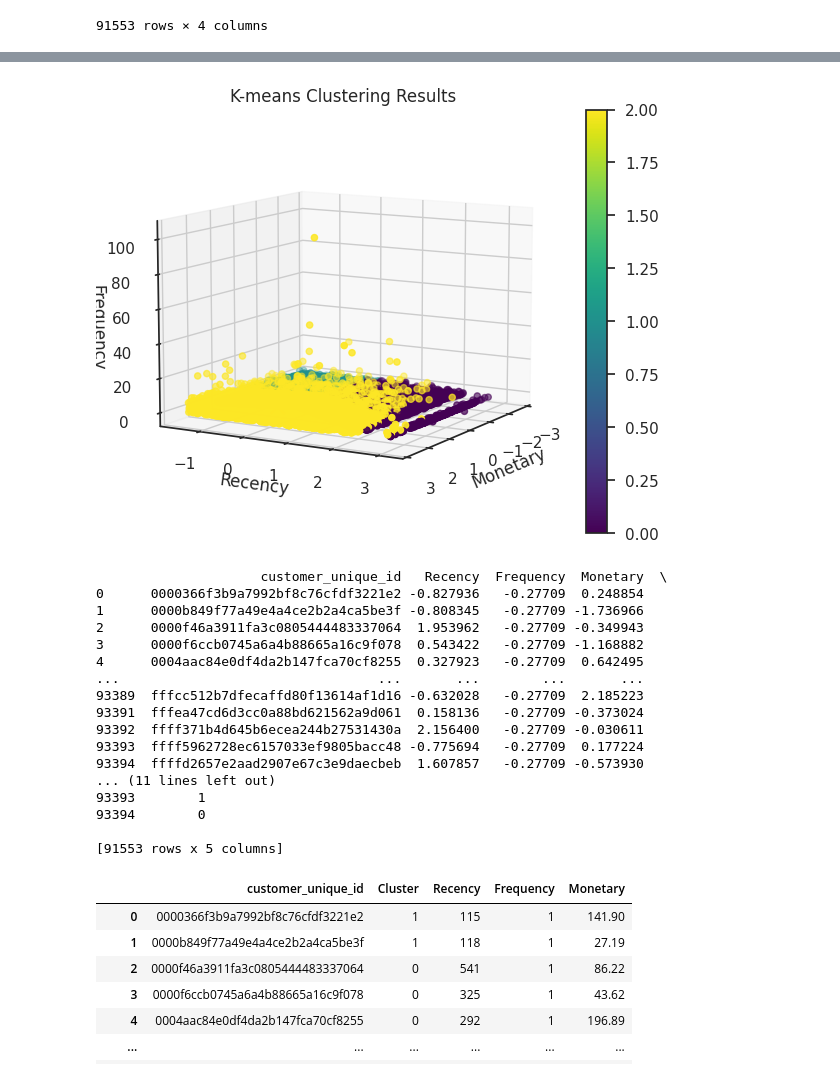
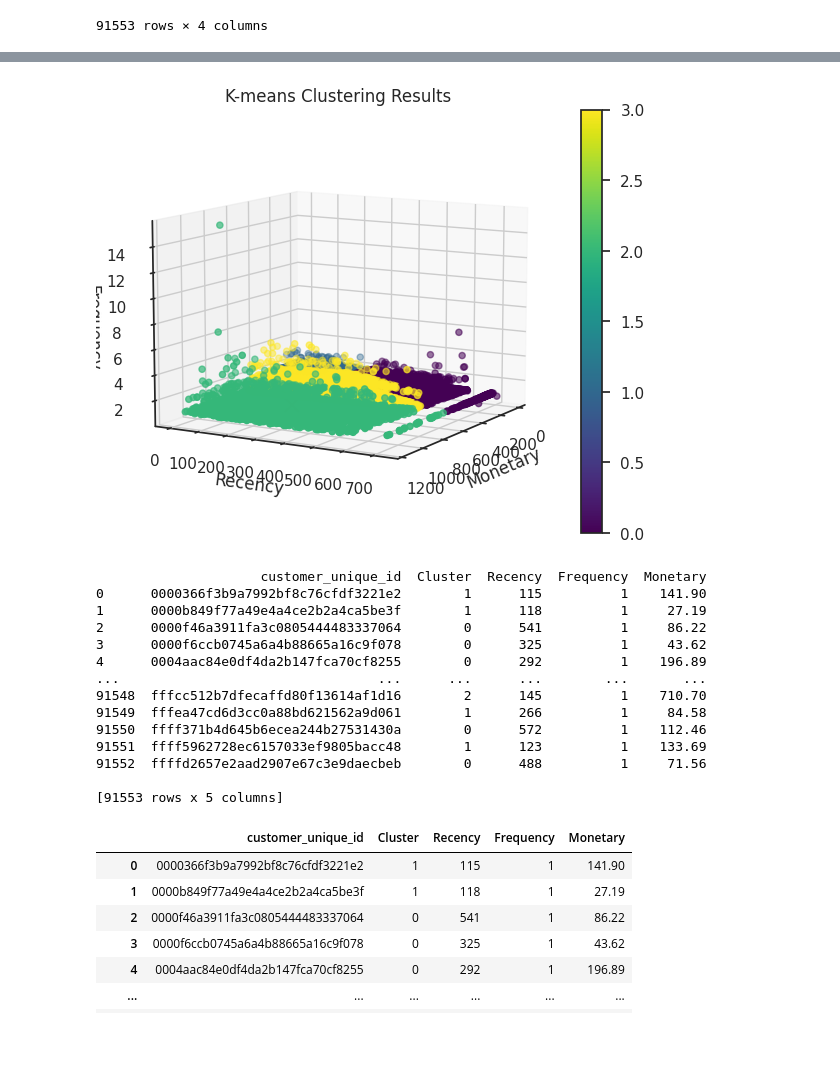
Before and after one commit to Pablocodes1993/finalproject, a Jupyter notebook: CUSTOMER_SEGMENTATION_USING_UNSUPERVISED_METHODS_AND_RFM.ipynb, the cells around one changed output, grey strips where cells are left out. Cells and saved outputs as stored; diff of their text form; code cells hidden in the pictures; blank space fills up the shorter version.

```diff
--- a/CUSTOMER_SEGMENTATION_USING_UNSUPERVISED_METHODS_AND_RFM.ipynb
+++ b/CUSTOMER_SEGMENTATION_USING_UNSUPERVISED_METHODS_AND_RFM.ipynb
@@ -558,7 +561,7 @@ Monetary              93395
 dtype: int64
 # %%
 #Datasets merging process with key variables
-RFM_df= pd.merge(recency_df, frequency_df, on="customer_unique_id", how='inner')
+RFM_df= pd.merge(recency_df, frequency_df2, on="customer_unique_id", how='inner')
 RFM_df= RFM_df.merge(monetary_df, on="customer_unique_id", how='inner')
 RFM_df.describe()
 # %% [output]
@@ -913,7 +916,7 @@ def erase_outliers(df_in, col_name):
     fence_high = q3 + 1.5 * iqr
 
     outliers_df = df_in.loc[(df_in[col_name] < fence_low) | (df_in[col_name] > fence_high)].copy()
-    outliers_df['Cluster'] = 6
+    outliers_df['Cluster'] = 5
 
     df_out = df_in.drop(outliers_df.index)
 
@@ -1232,7 +1245,7 @@ from sklearn.cluster import KMeans
 # Assuming num_clusters is the desired number of clusters
 
 # Perform k-means clustering with K-means++ initialization
-kmeans = KMeans(n_clusters=3, init='k-means++')
+kmeans = KMeans(n_clusters=4, init='k-means++')
 kmeans.fit(RFM_log_trans_wo_scaled[['Recency','Frequency','Monetary']])
 
 # Get the cluster labels and cluster centers
@@ -1243,49 +1256,46 @@ cluster_centers = kmeans.cluster_centers_
 fig = plt.figure()
 ax = fig.add_subplot(111, projection='3d')
 
 # Scatter plot the data points with color-coded clusters
 scatter = ax.scatter(RFM_log_trans_wo_scaled['Monetary'], RFM_log_trans_wo_scaled['Recency'], RFM_log_trans_wo_scaled['Frequency'], c=cluster_labels, cmap='viridis')
 
 # Scatter plot the cluster centers
 ax.scatter(cluster_centers[:, 2], cluster_centers[:, 0], cluster_centers[:, 1], c='red', marker='x', s=100)
 
 # Set labels and title
 ax.set_xlabel('Monetary')
 ax.set_ylabel('Recency')
 ax.set_zlabel('Frequency')
 ax.set_title('K-means Clustering Results')
 
 # Set the viewing angle
 ax.view_init(azim=30, elev=10)  # Adjust the azim and elev angles to change the viewing angle
 
 # Create a colorbar legend
 plt.colorbar(scatter)
 
 # Show the plot
 plt.show()
 
 # Add the cluster_labels as a new column in the DataFrame
 RFM_log_trans_wo_scaled['Cluster'] = cluster_labels
 
 # Display the updated DataFrame
 print(RFM_log_trans_wo_scaled)
 # %% [output]
-[figure, old version]
+[figure, new version]
-                     customer_unique_id   Recency  Frequency  Monetary  \
-0      0000366f3b9a7992bf8c76cfdf3221e2 -0.827936   -0.27709  0.248854
-1      0000b849f77a49e4a4ce2b2a4ca5be3f -0.808345   -0.27709 -1.736966
-2      0000f46a3911fa3c0805444483337064  1.953962   -0.27709 -0.349943
-3      0000f6ccb0745a6a4b88665a16c9f078  0.543422   -0.27709 -1.168882
-4      0004aac84e0df4da2b147fca70cf8255  0.327923   -0.27709  0.642495
-...                                 ...       ...        ...       ...
-93389  fffcc512b7dfecaffd80f13614af1d16 -0.632028   -0.27709  2.185223
-93391  fffea47cd6d3cc0a88bd621562a9d061  0.158136   -0.27709 -0.373024
-93392  ffff371b4d645b6ecea244b27531430a  2.156400   -0.27709 -0.030611
-93393  ffff5962728ec6157033ef9805bacc48 -0.775694   -0.27709  0.177224
-93394  ffffd2657e2aad2907e67c3e9daecbeb  1.607857   -0.27709 -0.573930
-... (11 lines left out)
-93393        1
-93394        0
+                     customer_unique_id  Cluster  Recency  Frequency  Monetary
+0      0000366f3b9a7992bf8c76cfdf3221e2        1      115          1    141.90
+1      0000b849f77a49e4a4ce2b2a4ca5be3f        1      118          1     27.19
+2      0000f46a3911fa3c0805444483337064        0      541          1     86.22
+3      0000f6ccb0745a6a4b88665a16c9f078        0      325          1     43.62
+4      0004aac84e0df4da2b147fca70cf8255        0      292          1    196.89
+...                                 ...      ...      ...        ...       ...
+91548  fffcc512b7dfecaffd80f13614af1d16        2      145          1    710.70
+91549  fffea47cd6d3cc0a88bd621562a9d061        1      266          1     84.58
+91550  ffff371b4d645b6ecea244b27531430a        0      572          1    112.46
+91551  ffff5962728ec6157033ef9805bacc48        1      123          1    133.69
+91552  ffffd2657e2aad2907e67c3e9daecbeb        0      488          1     71.56
 
 [91553 rows x 5 columns]
 # %%
```
Also changed, not shown: parts of 91 cells of this notebook.
